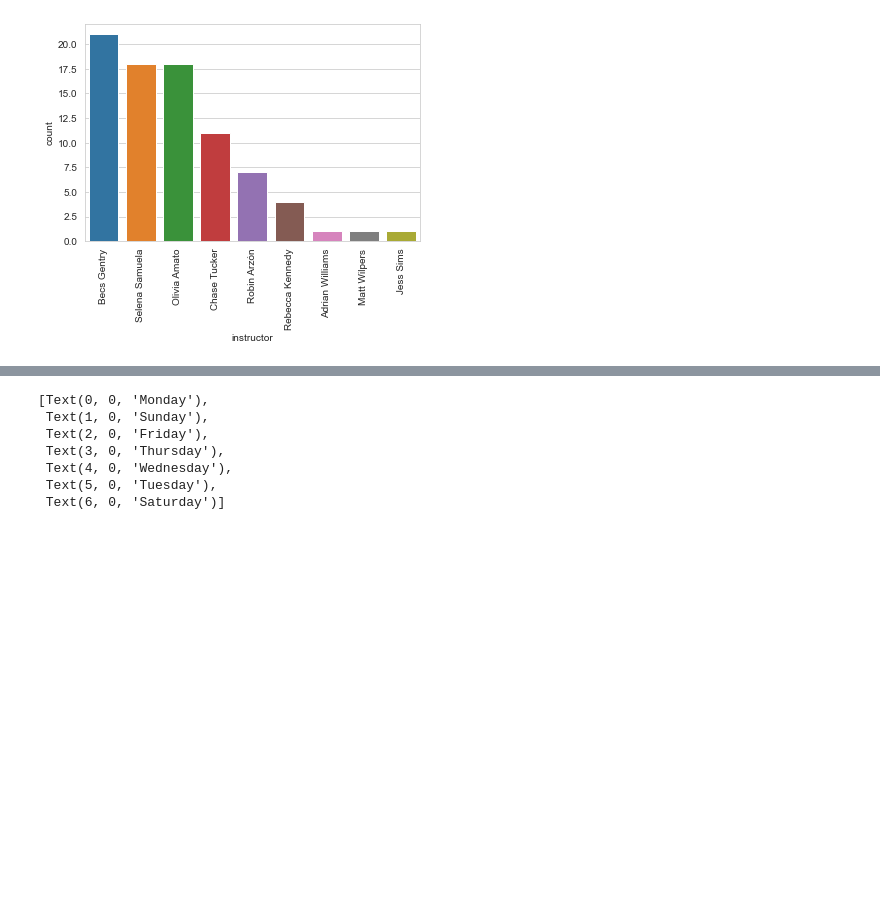
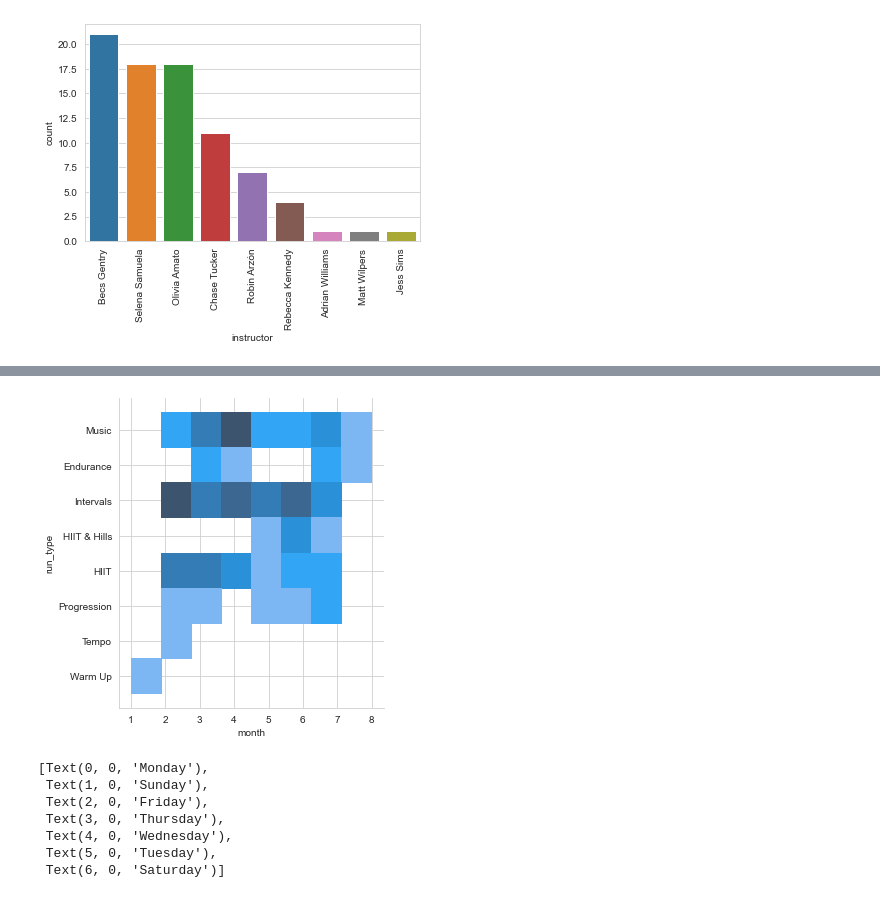
Before and after one commit to sejaldua/pelo-wolfpack, a Jupyter notebook: playground.ipynb, the cells around one changed output, grey strips where cells are left out. Cells and saved outputs as stored; diff of their text form; code cells hidden in the pictures; blank space fills up the shorter version.

```diff
--- a/playground.ipynb
+++ b/playground.ipynb
@@ -104,3 +135,7 @@ plt.show()
+# %%
+sns.displot(data=data_2021, x='month', y='run_type');
+# %% [output]
+[figure, added]
 # %%
 ax = sns.stripplot(data=data_2021, x='weekday', y='distance');
 ax = ax.set_xticklabels(ax.get_xticklabels(), rotation=90);
```
Also changed, not shown: parts of 6 cells of this notebook.
